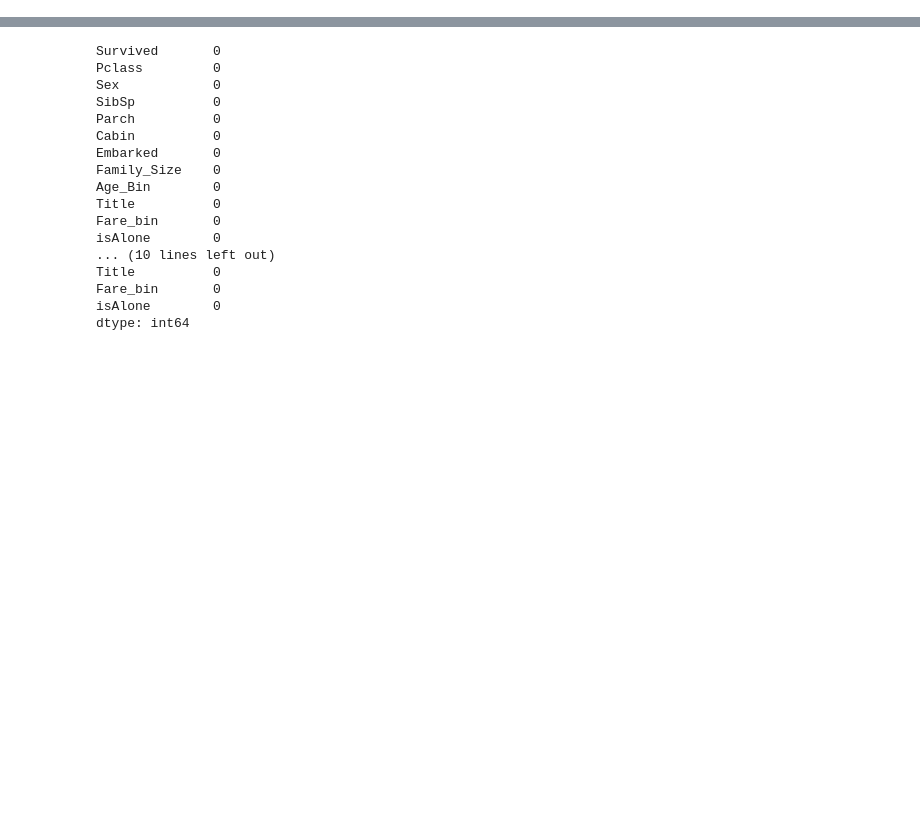
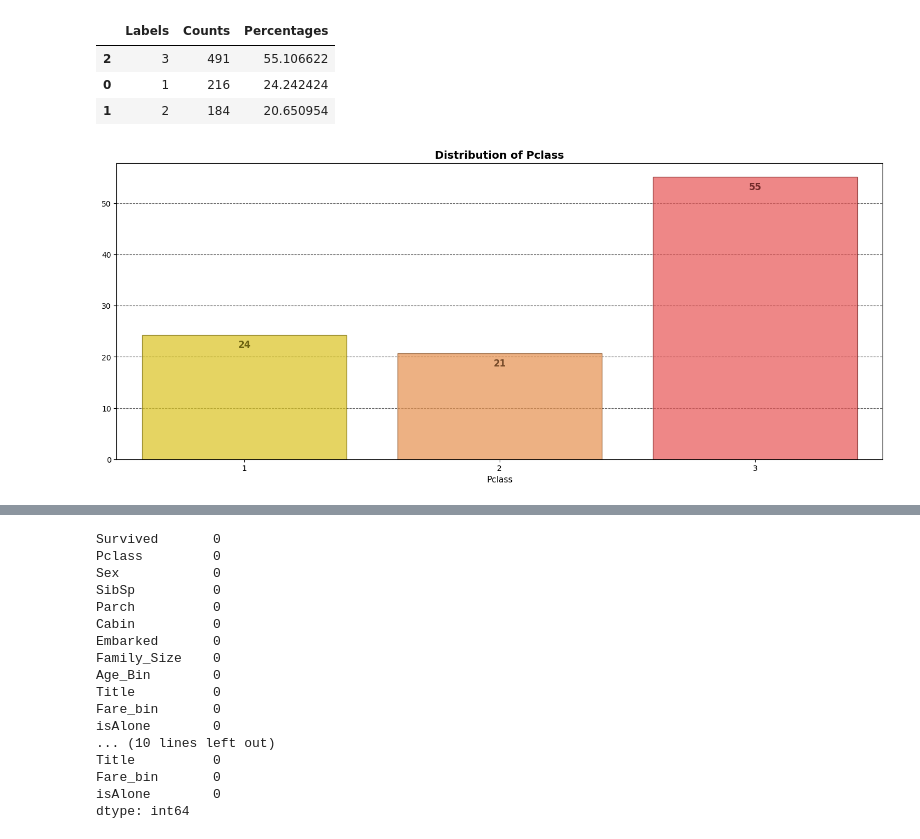
Before and after one commit to ydepledt/kaggle, a Jupyter notebook: titanic/titanic.ipynb, the cells around one changed output, grey strips where cells are left out. Drawn from its saved outputs; the diff is of its cells as text; code cells hidden in the pictures; blank space fills up the shorter version.

```diff
--- a/titanic/titanic.ipynb
+++ b/titanic/titanic.ipynb
@@ -62,6 +53,17 @@ _____Test dataset_____
 | 2 | 894 | 2 | Myles, Mr. Thomas Francis | male | 62.0 | 0 | 0 | 240276 | 9.6875 | NaN | ... |
 | 3 | 895 | 3 | Wirz, Mr. Albert | male | 27.0 | 0 | 0 | 315154 | 8.6625 | NaN | ... |
 | 4 | 896 | 3 | Hirvonen, Mrs. Alexander (Helga E... | female | 22.0 | 1 | 1 | 3101298 | 12.2875 | NaN | ... |
+# %%
+plt.figure(figsize=(18, 7))
+ax = plt.subplot(1, 1, 1)
+utilities.plot_hist_discrete_feature(ax, df_train, 'Pclass', color=[COLORS['YELLOW'], COLORS['ORANGE'], COLORS['RED']],
+                                     frequency=False, alpha=0.7, annot_fontsize=12)
+# %% [output]
+|  | Labels | Counts | Percentages |
+| 2 | 3 | 491 | 55.106622 |
+| 0 | 1 | 216 | 24.242424 |
+| 1 | 2 | 184 | 20.650954 |
+[figure, added]
 # %%
 plt.figure(figsize=(18, 7))
 ax = plt.subplot(1, 1, 1)
```
Also changed, not shown: parts of 14 cells of this notebook, 3 other files.
